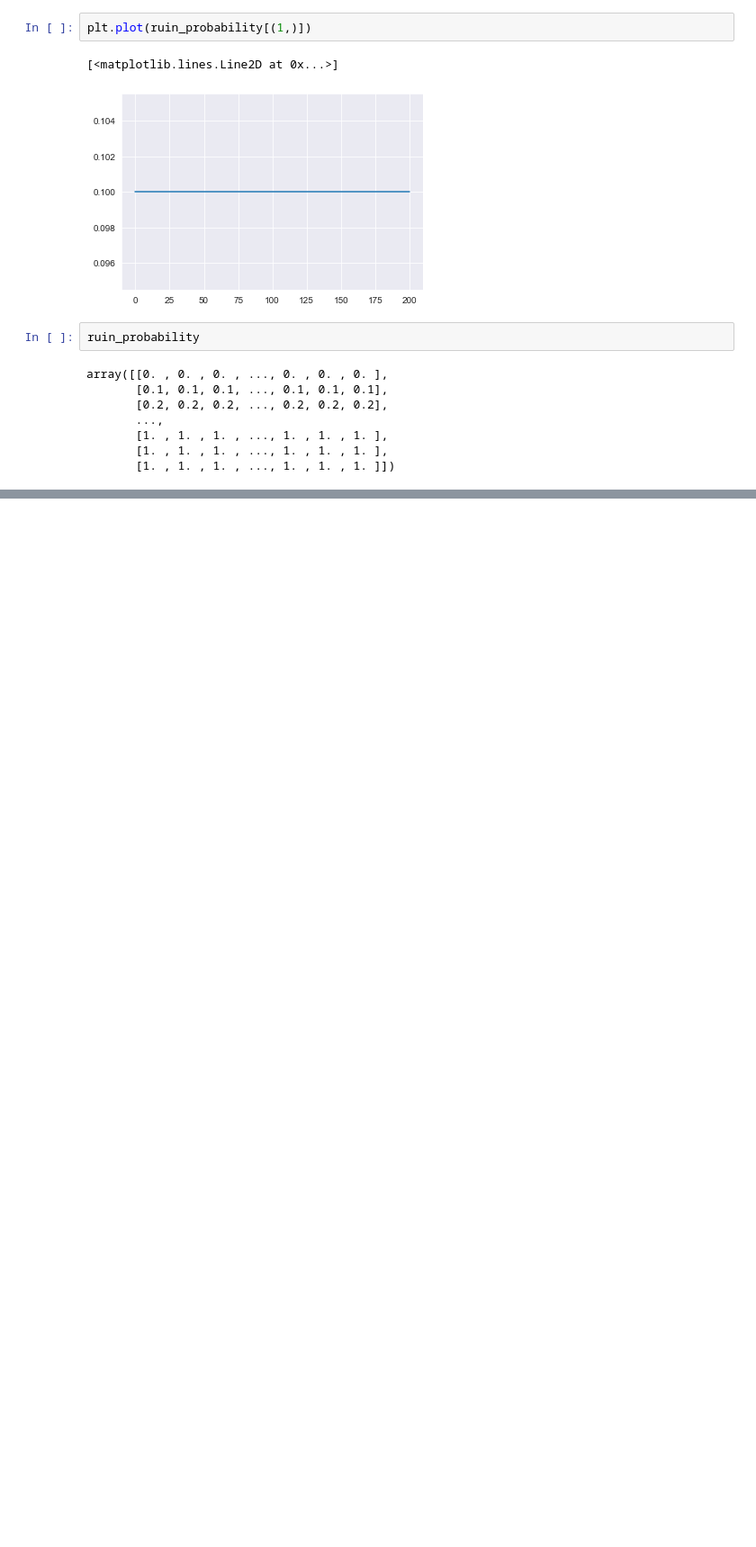
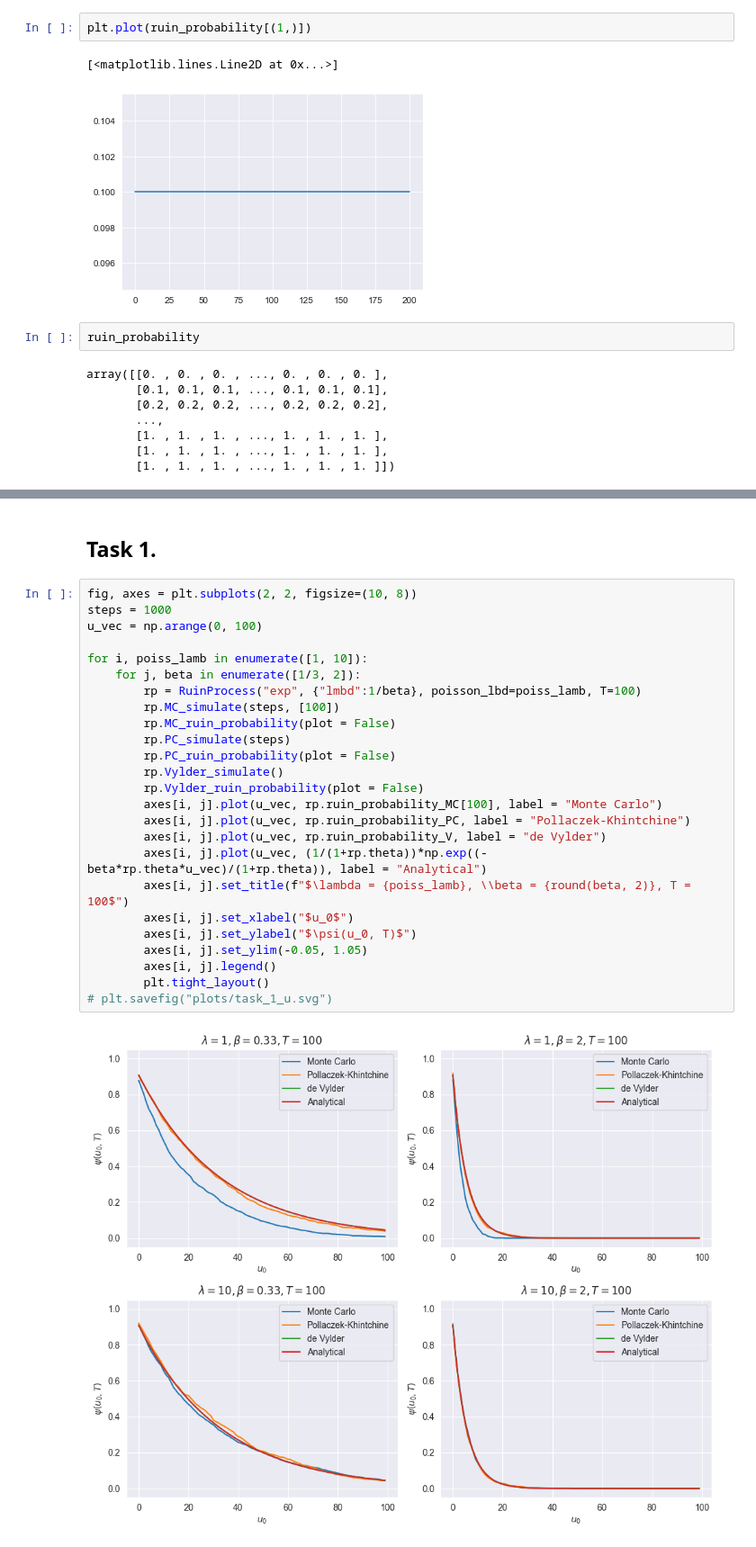
Before and after one commit to martyna-B/IMFI-reports, a Jupyter notebook: Report 2/Report 2.IPYNB, the cells around one changed output, grey strips where cells are left out. Shown at 90% size. Drawn from its saved outputs; the diff is of its cells as text; blank space fills up the shorter version.

Commit message:
First plots

```diff
--- a/Report 2/Report 2.IPYNB
+++ b/Report 2/Report 2.IPYNB
@@ -602,0 +599,29 @@ def MC_simulate(steps, T_arr):
+# %% [markdown]
+## Task 1.
+# %%
+fig, axes = plt.subplots(2, 2, figsize=(10, 8))
+steps = 1000
+u_vec = np.arange(0, 100)
+
+for i, poiss_lamb in enumerate([1, 10]):
+    for j, beta in enumerate([1/3, 2]):
+        rp = RuinProcess("exp", {"lmbd":1/beta}, poisson_lbd=poiss_lamb, T=100)
+        rp.MC_simulate(steps, [100])
+        rp.MC_ruin_probability(plot = False)
+        rp.PC_simulate(steps)
+        rp.PC_ruin_probability(plot = False)
+        rp.Vylder_simulate()
+        rp.Vylder_ruin_probability(plot = False)
+        axes[i, j].plot(u_vec, rp.ruin_probability_MC[100], label = "Monte Carlo")
+        axes[i, j].plot(u_vec, rp.ruin_probability_PC, label = "Pollaczek-Khintchine")
+        axes[i, j].plot(u_vec, rp.ruin_probability_V, label = "de Vylder")
+        axes[i, j].plot(u_vec, (1/(1+rp.theta))*np.exp((-beta*rp.theta*u_vec)/(1+rp.theta)), label = "Analytical")
+        axes[i, j].set_title(f"$\lambda = {poiss_lamb}, \\beta = {round(beta, 2)}, T = 100$")
+        axes[i, j].set_xlabel("$u_0$")
+        axes[i, j].set_ylabel("$\psi(u_0, T)$")
+        axes[i, j].set_ylim(-0.05, 1.05)
+        axes[i, j].legend()
+        plt.tight_layout()
+# plt.savefig("plots/task_1_u.svg")
+# %% [output]
+[figure, added]
```
Also changed, not shown: parts of 9 cells of this notebook, 4 other files.
